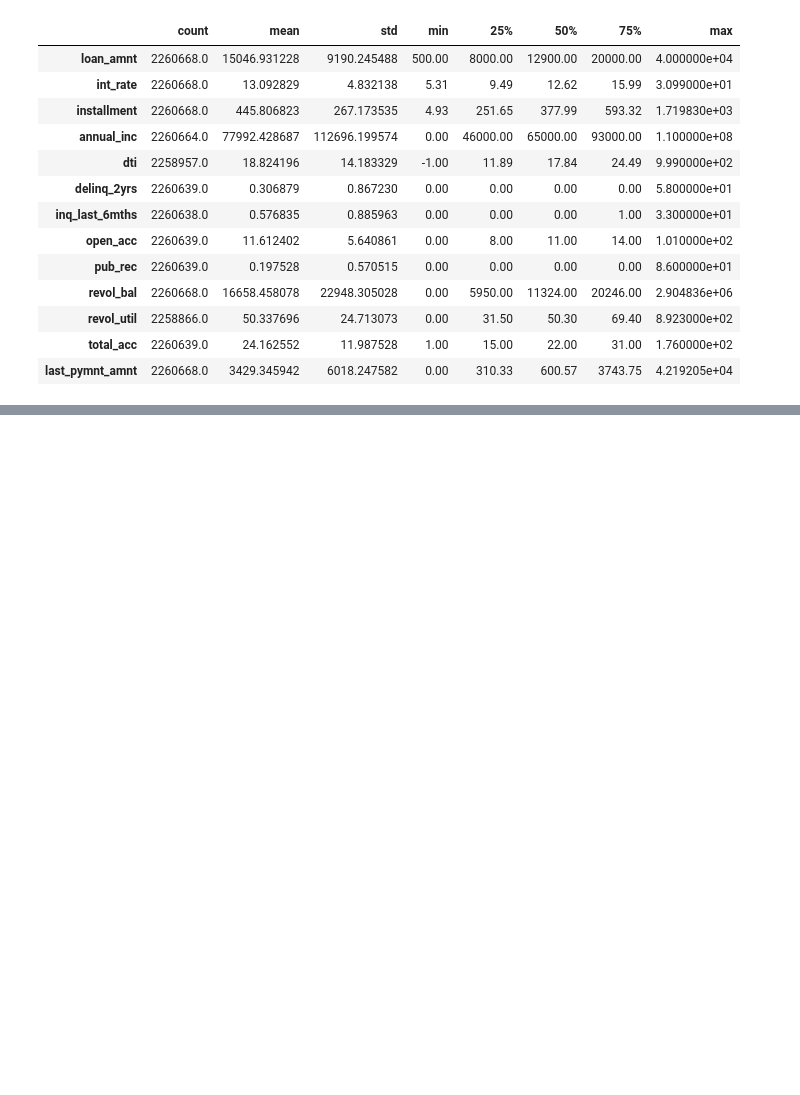
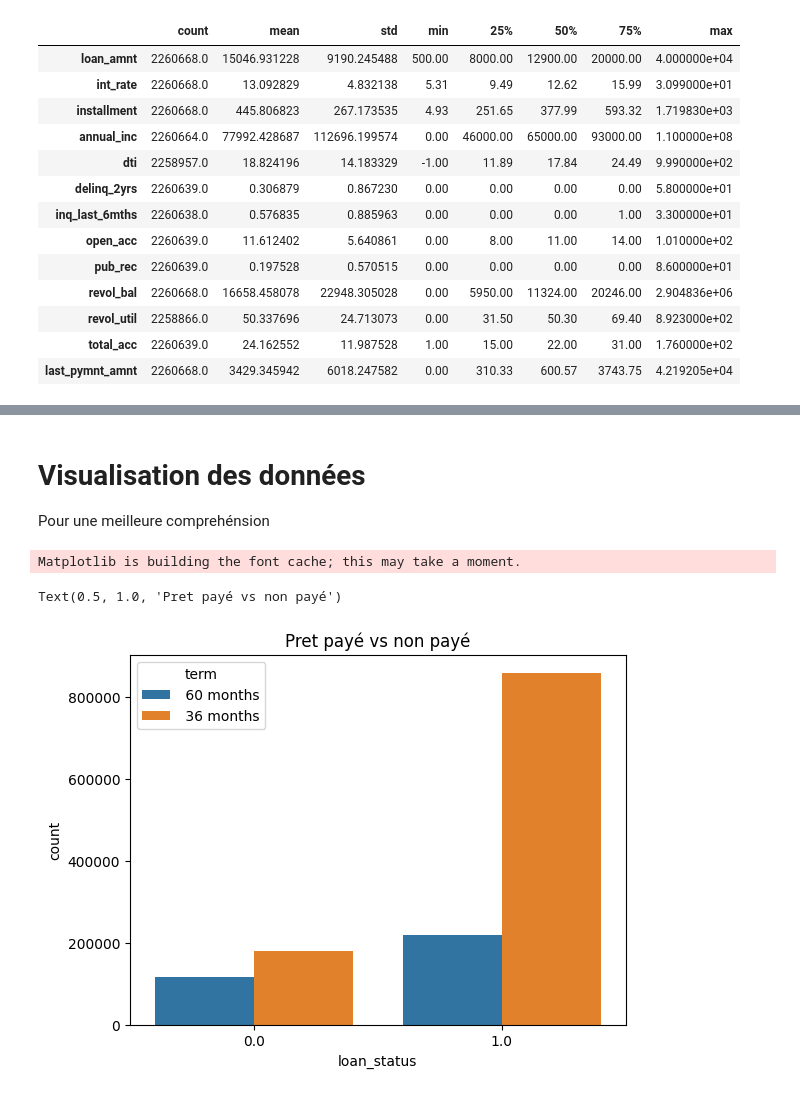
Before and after one commit to 10969shirazu/loan-eligibility-app, a Jupyter notebook: notebooks/data_exploration.ipynb, the cells around one changed output, grey strips where cells are left out. Saved outputs shown, nothing was run; the diff lists cells and outputs as text; code cells hidden in the pictures; blank space fills up the shorter version.

```diff
--- a/notebooks/data_exploration.ipynb
+++ b/notebooks/data_exploration.ipynb
@@ -184,0 +189,4 @@ df_reduced.describe().T
+# %%
+good = ['Fully Paid', 'Does not meet the credit policy. Status:Fully Paid']
+bad = ['Charged Off', 'Default', 'Late (31-120 days)', 'Late (16-30 days)',
+             'Does not meet the credit policy. Status:Charged Off']
@@ -184,0 +195,3 @@ df_reduced.describe().T
+# %%
+df_reduced = df_reduced[df_reduced['loan_status'] != 'Current']
+df_reduced['loan_status']=df_reduced['loan_status'].apply(lambda x: 1 if x in good else (0 if x in bad else None))
@@ -184,0 +202,2 @@ df_reduced.describe().T
+# %%
+df_reduced = df_reduced.dropna(axis=0, subset=['loan_status'])
@@ -184,0 +208,11 @@ df_reduced.describe().T
+# %%
+
+df_reduced.loc[:, 'emp_length'] = df_reduced['emp_length'].fillna(df_reduced['emp_length'].mode()[0])
+df_reduced.loc[:, 'revol_util'] = df_reduced['revol_util'].fillna(df_reduced['revol_util'].median())
+df_reduced.loc[:, 'annual_inc'] = df_reduced['annual_inc'].fillna(df_reduced['annual_inc'].median())
+df_reduced.loc[:, 'dti'] = df_reduced['dti'].fillna(df_reduced['dti'].median())
+df_reduced.loc[:, 'delinq_2yrs'] = df_reduced['delinq_2yrs'].fillna(df_reduced['delinq_2yrs'].median())
+df_reduced.loc[:, 'inq_last_6mths'] = df_reduced['inq_last_6mths'].fillna(df_reduced['inq_last_6mths'].median())
+df_reduced.loc[:, 'open_acc'] = df_reduced['open_acc'].fillna(df_reduced['open_acc'].median())
+df_reduced.loc[:, 'pub_rec'] = df_reduced['pub_rec'].fillna(df_reduced['pub_rec'].median())
+df_reduced.loc[:, 'total_acc'] = df_reduced['total_acc'].fillna(df_reduced['total_acc'].median())
@@ -184,0 +239,11 @@ df_reduced.describe().T
+# %% [markdown]
+# Visualisation des données
+Pour une meilleure comprehénsion
+# %%
+import matplotlib.pyplot as plt
+import seaborn as sns
+sns.countplot(data=df_reduced, x='loan_status', hue='term').set_title("Pret payé vs non payé")
+# %% [output]
+Matplotlib is building the font cache; this may take a moment.
+Text(0.5, 1.0, 'Pret payé vs non payé')
+[figure, added]
```
Also changed, not shown: parts of 45 cells of this notebook, 29 other files.
